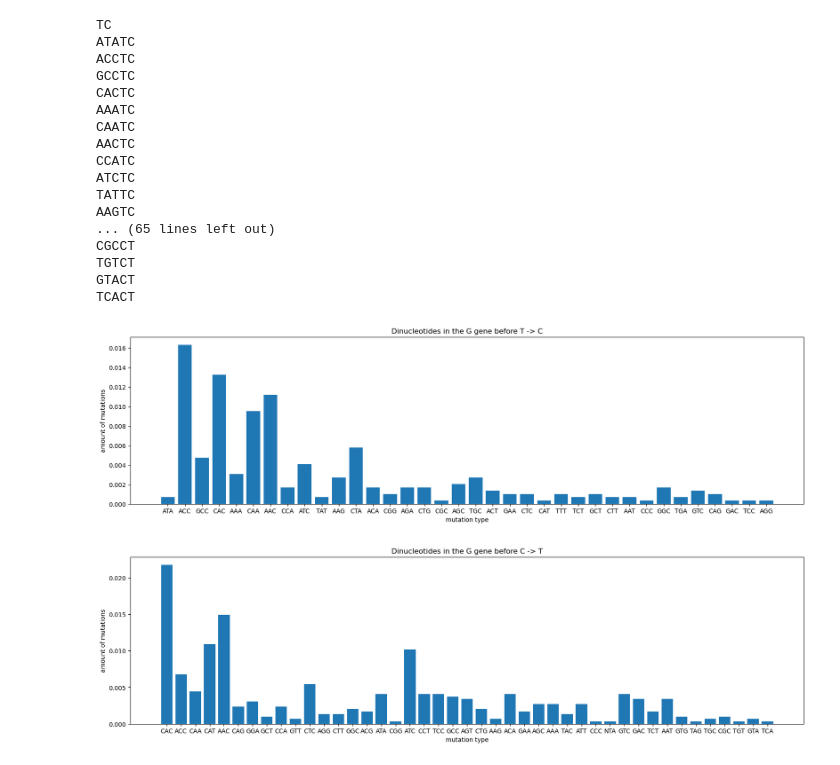
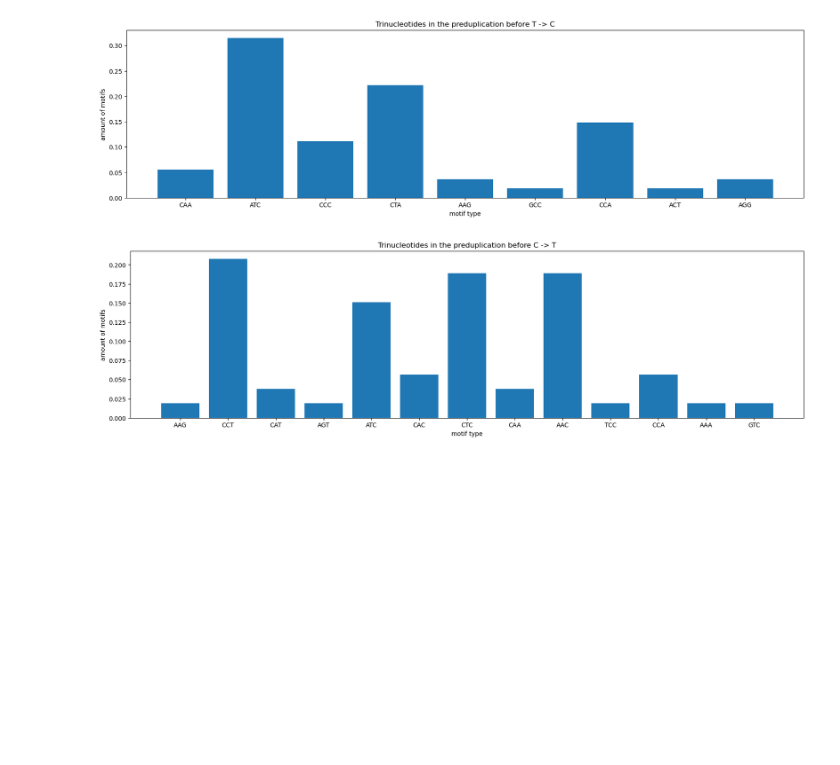
Before and after one commit to LauraU123/mutation_patterns, a Jupyter notebook: all_mutations_duplication.ipynb, the cells around one changed output. Drawn from its saved outputs; the diff is of its cells as text; code cells hidden in the pictures; blank space fills up the shorter version.

Commit message:
updated corrected graphs

```diff
--- a/all_mutations_duplication.ipynb
+++ b/all_mutations_duplication.ipynb
@@ -268,0 +409,14 @@ plt.show()
+# %%
+counters = [tc_count_tr, ct_count_tr]
+type_ = ["TC", "CT"]
+for counter_, typ in zip(counters, type_):
+    plt_1 = plt.figure(figsize=(20, 5))
+    for mut, freq in for_graph.items():
+        if mut == typ:
+            values_weighed = [val/freq for val in counter_.values()]
+            dinucl = [key[:3] for key in counter_.keys()]
+            plt.bar(dinucl, values_weighed)
+            plt.title(f"Trinucleotides in the second copy duplication before {typ[0]} -> {typ[1]}")
+            plt.xlabel("motif type")
+            plt.ylabel("amount of motifs")
+plt.show()
@@ -268,0 +426,14 @@ plt.show()
+# %%
+counters = [tc_count_te, ct_count_te]
+type_ = ["TC", "CT"]
+for counter_, typ in zip(counters, type_):
+    plt_1 = plt.figure(figsize=(50, 10))
+    for mut, freq in for_graph.items():
+        if mut == typ:
+            values_weighed = [val/freq for val in counter_.values()]
+            dinucl = [key[:4] for key in counter_.keys()]
+            plt.bar(dinucl, values_weighed)
+            plt.title(f"Tetranucleotide frequency in the second duplication before {typ[0]} -> {typ[1]}")
+            plt.xlabel("motif type")
+            plt.ylabel("amount of motifs")
+plt.show()
@@ -269,37 +549,20 @@ plt.show()
 # %%
 counters = [tc_count_tr, ct_count_tr]
 type_ = ["TC", "CT"]
-for (i,counter_), typ in zip(enumerate(counters), type_):
+for counter_, typ in zip(counters, type_):
     plt_1 = plt.figure(figsize=(20, 5))
-    for mut, freq in all_mut_freq.items():
+    for mut, freq in for_graph.items():
         if mut == typ:
             values_weighed = [val/freq for val in counter_.values()]
             dinucl = [key[:3] for key in counter_.keys()]
             plt.bar(dinucl, values_weighed)
-            plt.title(f"Trinucleotides in the G gene before {typ[0]} -> {typ[1]}")
-            plt.xlabel("mutation type")
-            plt.ylabel("amount of mutations")
+            plt.title(f"Trinucleotides in the preduplication before {typ[0]} -> {typ[1]}")
+            plt.xlabel("motif type")
+            plt.ylabel("amount of motifs")
 plt.show()
 # %% [output]
-TC
-ATATC
-ACCTC
-GCCTC
-CACTC
-AAATC
-CAATC
-AACTC
-CCATC
-ATCTC
-TATTC
-AAGTC
-... (65 lines left out)
-CGCCT
-TGTCT
-GTACT
-TCACT
-[figure, old version]
+[figure, new version]
-[figure, old version]
+[figure, new version]
 # %%
 counters = [tc_count_te, ct_count_te]
 type_ = ["TC", "CT"]
```
Also changed, not shown: parts of 12 cells of this notebook, 2 other files.
